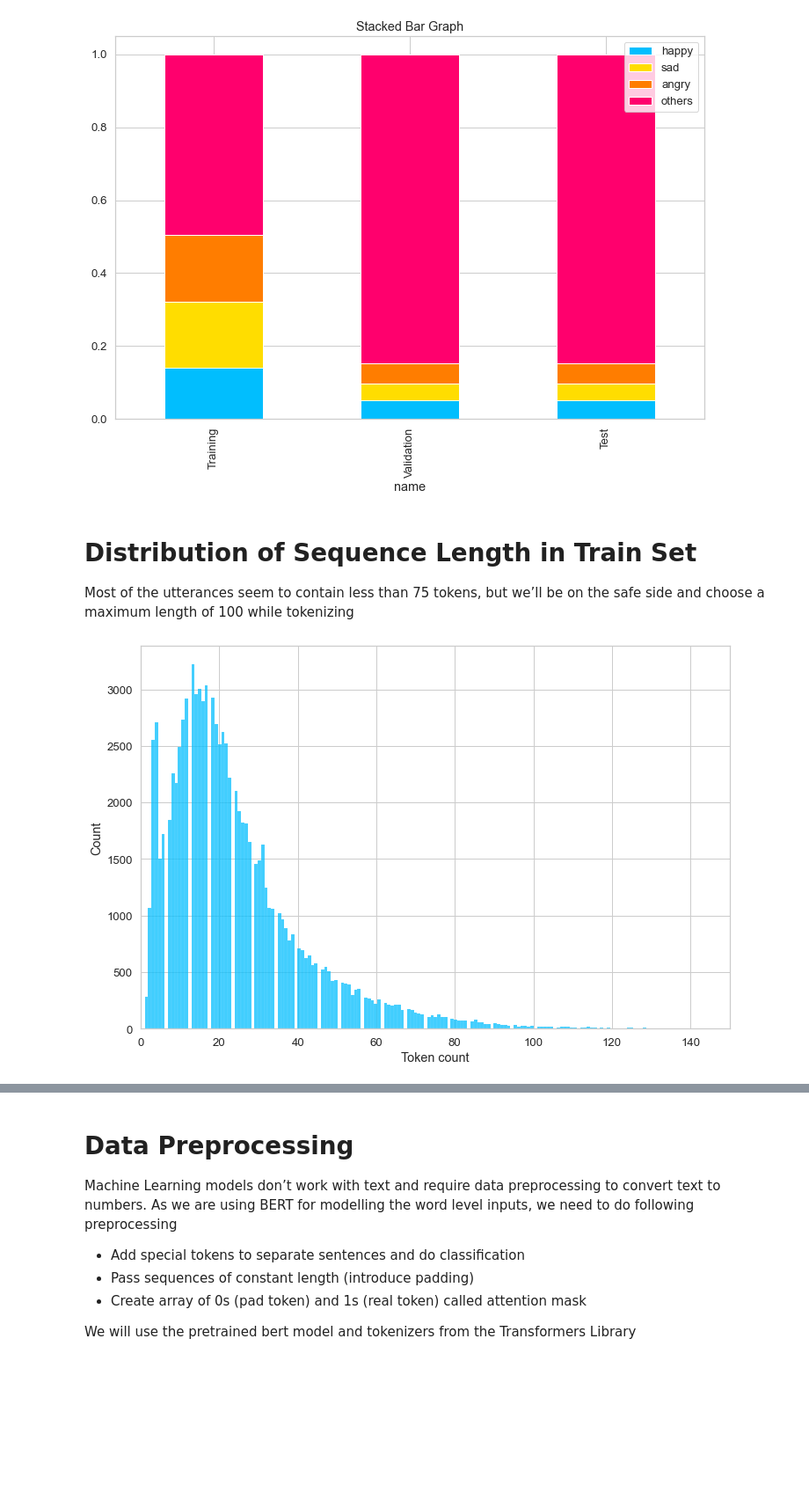
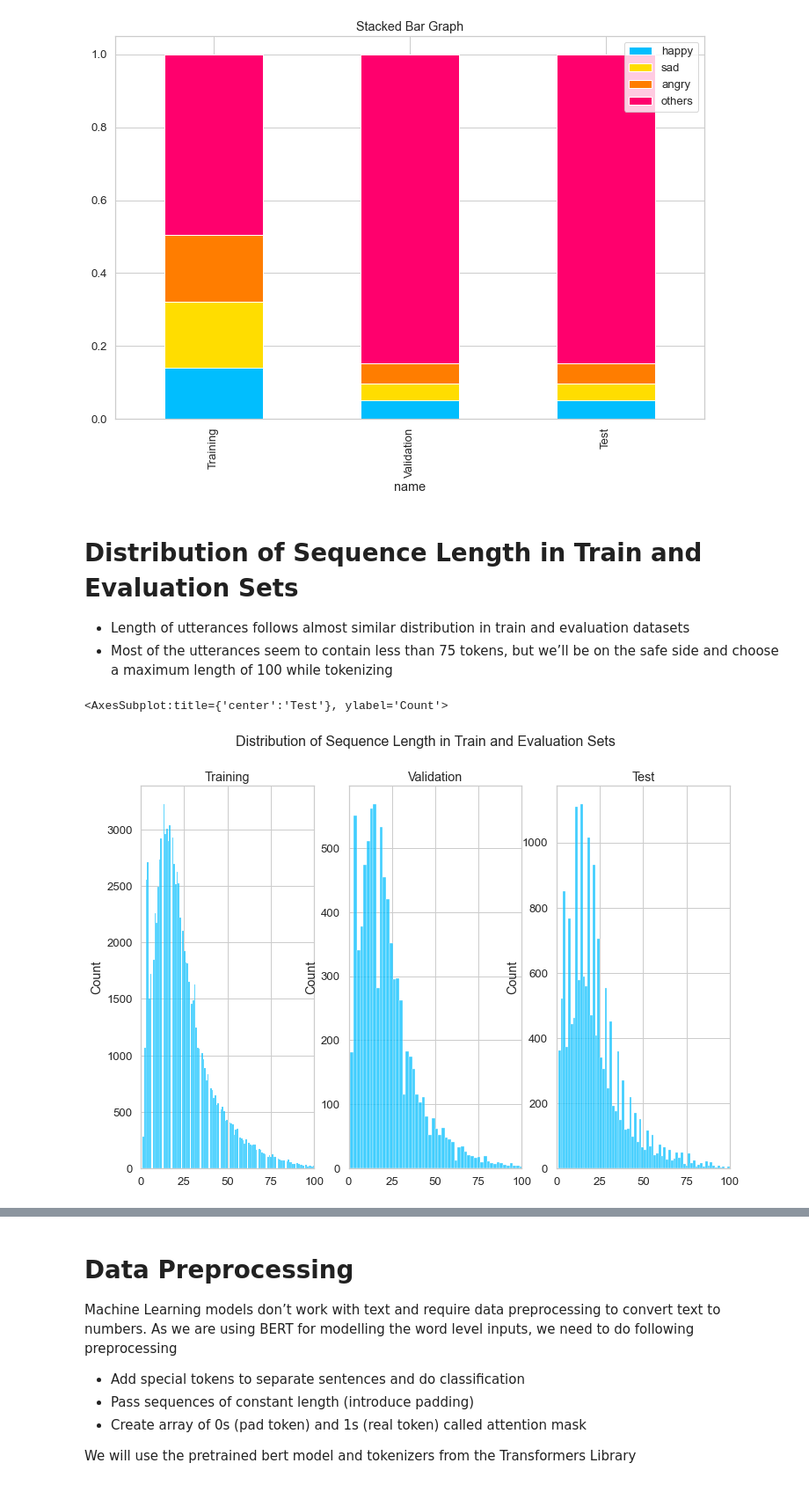
Before and after one commit to neeraj310/Master_Thesis_EA_In_ERC, a Jupyter notebook: playground/Semeval_task3-pl.ipynb, the cells around one changed output, grey strips where cells are left out. Shown at 88% size. Cells and saved outputs as stored; diff of their text form; code cells hidden in the pictures; blank space fills up the shorter version.

```diff
--- a/playground/Semeval_task3-pl.ipynb
+++ b/playground/Semeval_task3-pl.ipynb
@@ -175,17 +177,33 @@ df_stacked.plot(
 <AxesSubplot:title={'center':'Stacked Bar Graph'}, xlabel='name'>
 [figure]
 # %% [markdown]
-# Distribution of Sequence Length in Train Set
-Most of the utterances seem to contain less than 75 tokens, but we’ll be on the safe side and choose a maximum length of 100 while tokenizing
+# Distribution of Sequence Length in Train and Evaluation Sets
+- Length of utterances follows almost similar distribution in train and evaluation datasets
+- Most of the utterances seem to contain less than 75 tokens, but we’ll be on the safe side and choose a maximum length of 100 while tokenizing
-# %%
-token_lens = []
-for col in ['turn1', 'turn2', 'turn3']:
-    for tokens in df_train[col]:
-        token_lens.append(len(tokens))
-
-sns.histplot(token_lens)
-plt.xlim([0, 150]);
-plt.xlabel('Token count Distribution');
-# %% [output]
-[figure, removed]
+# %%
+d = {"Training":[],"Validation":[],"Test":[] };
+for col in ['turn1', 'turn2', 'turn3']:
+    for tokens in df_train[col]:
+        d['Training'].append(len(tokens))
+    for tokens in df_val[col]:
+        d['Validation'].append(len(tokens))
+    for tokens in df_test[col]:
+        d['Test'].append(len(tokens))
+
+fig, ax =plt.subplots(ncols=3)
+fig.suptitle('Distribution of Sequence Length in Train and Evaluation Sets', fontsize=16)
+ax[0].set_title('Training')
+ax[0].set_xlim([0, 100])
+sns.histplot(d['Training'] , ax=ax[0])
+
+ax[1].set_title('Validation')
+ax[1].set_xlim([0, 100])
+sns.histplot(d['Validation'] , ax=ax[1])
+
+ax[2].set_title('Test')
+ax[2].set_xlim([0, 100])
+sns.histplot(d['Test'] , ax=ax[2])
+# %% [output]
+<AxesSubplot:title={'center':'Test'}, ylabel='Count'>
+[figure, added]
 # %% [markdown]
```
Also changed, not shown: parts of 10 cells of this notebook.
